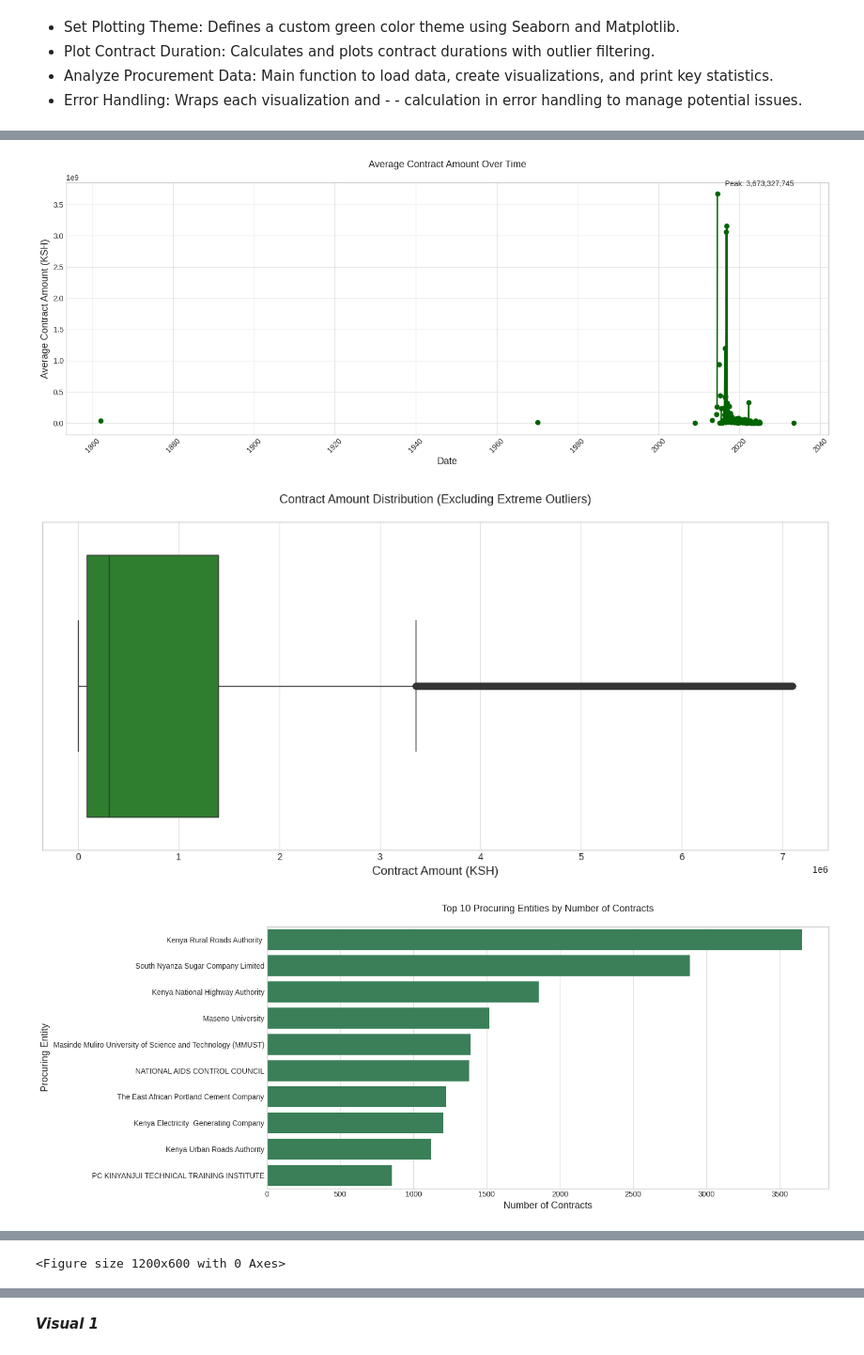
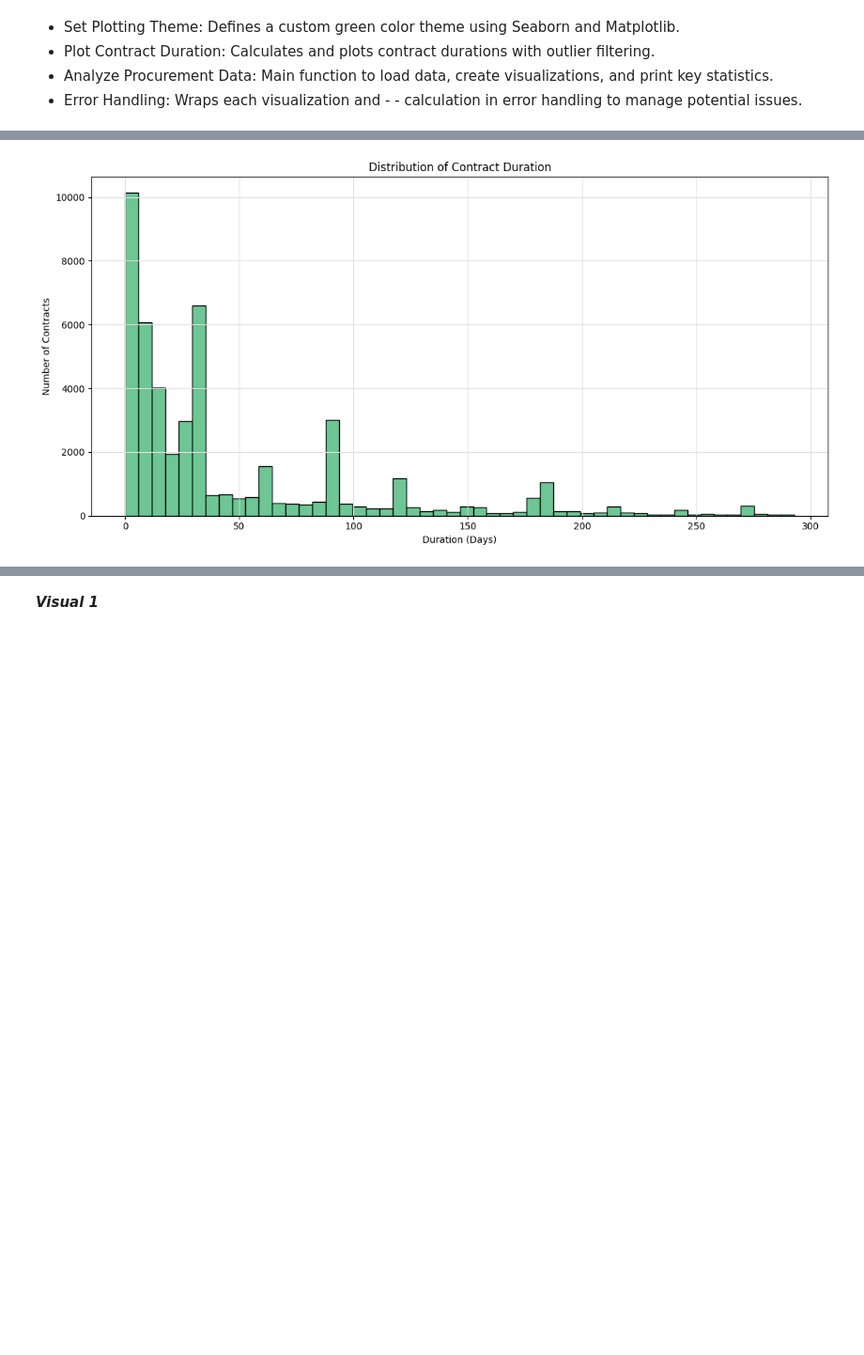
Before and after one commit to ProcureGuardAI/Fraud-Detection-Machine-Learning, a Jupyter notebook: index.ipynb, the cells around one changed output, grey strips where cells are left out. Shown at 94% size. Cells and saved outputs as stored; diff of their text form; code cells hidden in the pictures; blank space fills up the shorter version.

```diff
--- a/index.ipynb
+++ b/index.ipynb
@@ -618,0 +630,5 @@ dtype: int64
+# %%
+
+df.drop(columns=['Contract Number', 'Tender Ref.'], inplace=True)
+# %%
+df.dropna(inplace = True)
@@ -619,15 +657,2 @@ dtype: int64
 # %% [markdown]
 ***Converting columns to datetime format***
-# %%
-# Ensure the relevant columns are in datetime format
-df['Award Date'] = pd.to_datetime(df['Award Date'], errors='coerce')
-df['Sign Date'] = pd.to_datetime(df['Sign Date'], errors='coerce')
-
-# Calculate Start Date by subtracting Award Date from Sign Date
-df['Start Date'] = df['Sign Date'] - df['Award Date']
-
-# Convert Start Date to the desired format (YYYY-MM-DD)
-df['Formatted Start Date'] = (df['Award Date'] + df['Start Date']).dt.strftime('%Y-%m-%d')
-
-# Print the DataFrame to see the changes
-print(df[['Award Date', 'Sign Date', 'Formatted Start Date']].head())
@@ -661,11 +678,8 @@ df.columns = df.columns.str.strip()
 - Analyze Procurement Data: Main function to load data, create visualizations, and print key statistics.
 - Error Handling: Wraps each visualization and - - calculation in error handling to manage potential issues.
 # %%
-import seaborn as sns
 # Set custom green theme
-plt.style.use('seaborn-v0_8-whitegrid')
-# plt.
-# Define custom color palette with green shades
+# plt.style.use('seaborn-whitegrid')
 green_palette = ['#006400', '#008000', '#228B22', '#2E8B57', '#3CB371']
 sns.set_palette(green_palette)
 
@@ -675,14 +689,23 @@ plt.rcParams['figure.facecolor'] = 'white'
 plt.rcParams['axes.grid'] = True
 plt.rcParams['grid.color'] = '#E0E0E0'
 
+def load_and_prepare_data(csv_path):
+    # df = pd.read_csv(csv_path)
+
+    # Convert date columns to datetime format
+    date_columns = ['Award Date', 'Eval Completion Date', 'Notification Of Award Date', 'Sign Date', 'Start Date', 'End Date']
+    for col in date_columns:
+        df[col] = pd.to_datetime(df[col], errors='coerce')
+
+    return df
 
 def plot_contract_duration(df):
     plt.figure(figsize=(12, 6))
 
     try:
-        # Calculate contract duration in days with proper error handling
+        # Calculate contract duration in days
         mask = df['End Date'].notna() & df['Start Date'].notna()
-        df.loc[mask, 'Duration'] = (df.loc[mask, 'End Date'] - df.loc[mask, 'Start Date']).dt.month
+        df.loc[mask, 'Duration'] = (df.loc[mask, 'End Date'] - df.loc[mask, 'Start Date']).dt.days
 
         # Remove negative durations and outliers
         df_duration = df[df['Duration'] >= 0]
@@ -690,7 +713,7 @@ def plot_contract_duration(df):
             Q1 = df_duration['Duration'].quantile(0.25)
             Q3 = df_duration['Duration'].quantile(0.75)
             IQR = Q3 - Q1
-            df_duration = df_duration[df_duration['Duration'] <= Q3 + 1.5*IQR]
+            df_duration = df_duration[df_duration['Duration'] <= Q3 + 1.5 * IQR]
 
             sns.histplot(data=df_duration, x='Duration', bins=50, color='#3CB371')
             plt.title('Distribution of Contract Duration')
@@ -702,47 +725,18 @@ def plot_contract_duration(df):
     except Exception as e:
         print(f"Warning: Error in duration plot. Error: {e}")
 
-# Your other plotting functions remain the same...
-# (plot_amount_distribution, plot_top_pe, plot_financial_year_analysis, plot_award_heatmap)
-
 def analyze_procurement_data(csv_path):
     # Load and prepare data
     print("Loading and preparing data...")
-    # df = load_and_prepare_data(csv_path)
+    df = load_and_prepare_data(csv_path)
 
     print("\nGenerating visualizations...")
-    # Create visualizations with error handling
-    try:
-        plot_time_series(df)
-    except Exception as e:
-        print(f"Error in time series analysis: {e}")
-
-    try:
-        plot_amount_distribution(df)
-    except Exception as e:
-        print(f"Error in amount distribution analysis: {e}")
-
-    try:
-        plot_top_pe(df)
-    except Exception as e:
-        print(f"Error in top PE analysis: {e}")
-
-    try:
-        plot_financial_year_analysis(df)
-    except Exception as e:
-        print(f"Error in financial year analysis: {e}")
-
     try:
         plot_contract_duration(df)
     except Exception as e:
         print(f"Error in contract duration analysis: {e}")
 
-    try:
-        plot_award_heatmap(df)
-    except Exception as e:
-        print(f"Error in award heatmap analysis: {e}")
-
-    # Display key statistics with error handling
+    # Display key statistics
     print("\nKey Statistics:")
     try:
         print(f"Total number of contracts: {len(df):,}")
@@ -755,6 +749,7 @@ def analyze_procurement_data(csv_path):
 
 # Usage example:
 if __name__ == "__main__":
+    # csv_path = 'path/to/your/csvfile.csv'  # Replace with actual path
     analyze_procurement_data(df)
 # %% [output]
 Loading and preparing data...
@@ -763,3 +765 @@ Generating visualizations...
-[figure, old version]
+[figure, new version]
-[figure, removed]
-[figure, removed]
@@ -768 +765,0 @@ Warning: Error in duration plot. Error: unsupported operand type(s) for -: 'str'
-<Figure size 1200x600 with 0 Axes>
```
Also changed, not shown: parts of 37 cells of this notebook.
